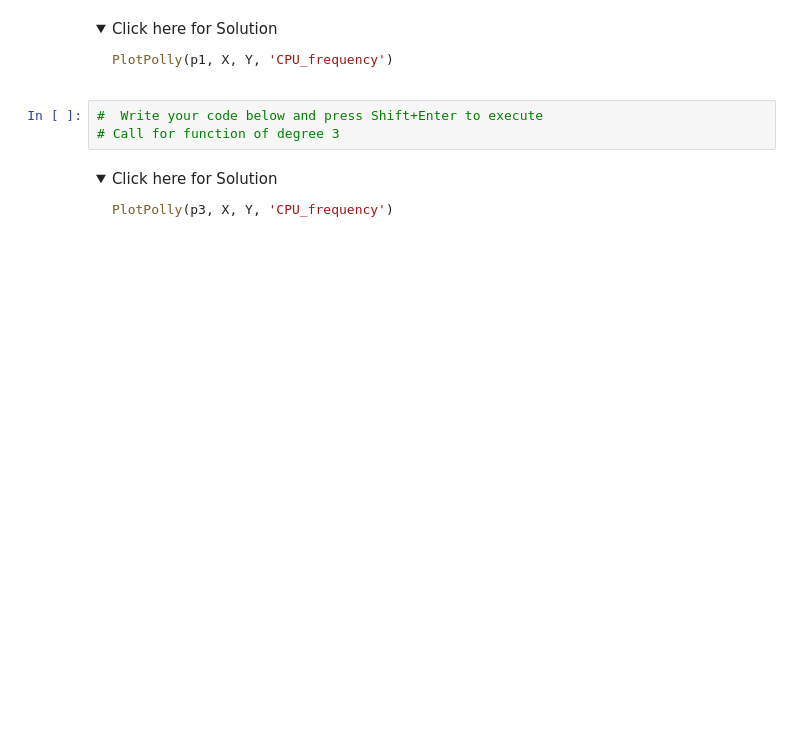
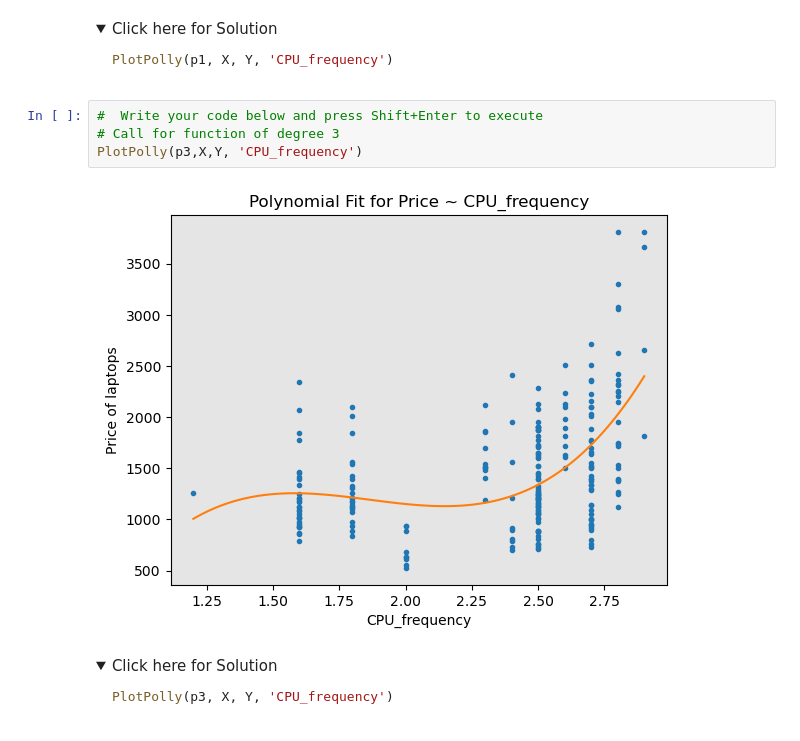
Before and after one commit to BulentKaradeniz/Coursera_HandsOn, a Jupyter notebook: practice_model_development_laptops.jupyterlite.ipynb, the cells around one changed output. Cells and saved outputs as stored; diff of their text form; folded sections open; blank space fills up the shorter version.

```diff
--- a/practice_model_development_laptops.jupyterlite.ipynb
+++ b/practice_model_development_laptops.jupyterlite.ipynb
@@ -385,6 +397,9 @@ PlotPolly(p1, X, Y, 'CPU_frequency')
 # %%
 #  Write your code below and press Shift+Enter to execute
 # Call for function of degree 3
+PlotPolly(p3,X,Y, 'CPU_frequency')
+# %% [output]
+[figure, added]
 # %% [markdown]
 <details>
     <summary>Click here for Solution</summary>
```
Also changed, not shown: parts of 9 cells of this notebook.
